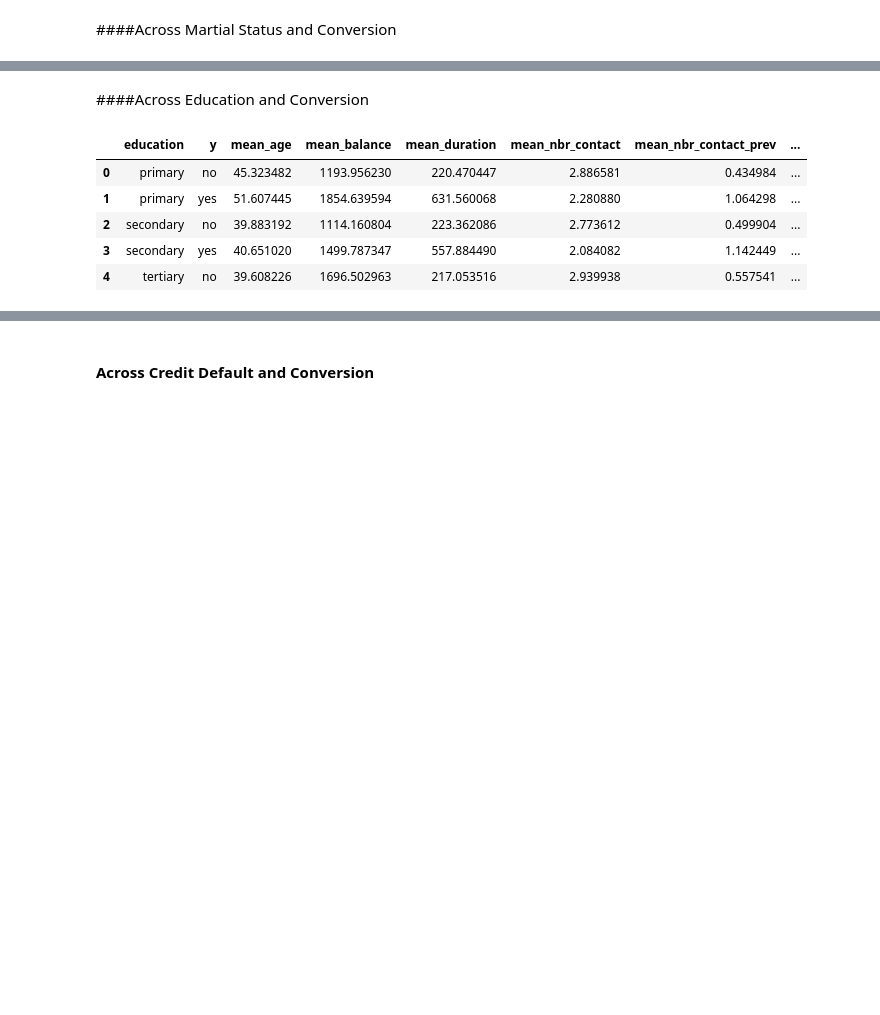
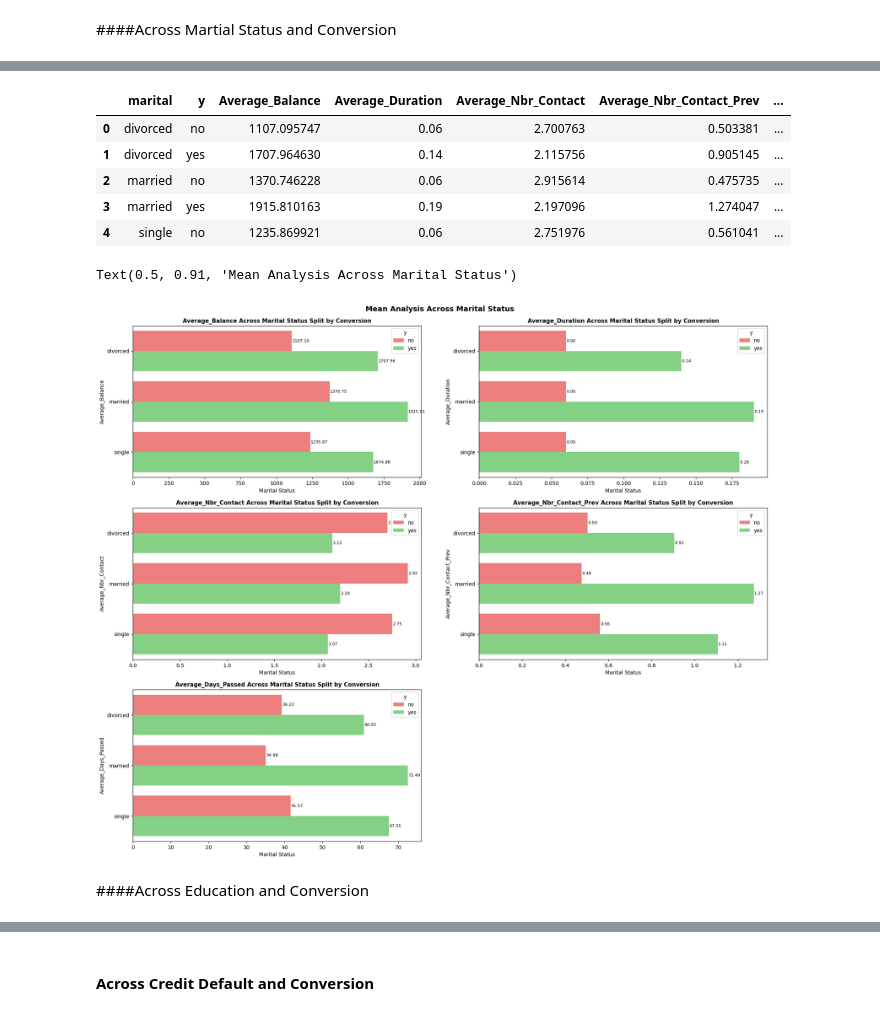
Before and after one commit to chayanbasu007/td_cross_sell_model, a Jupyter notebook: TD_Cross_Sell_Model.ipynb, the cells around one changed output, grey strips where cells are left out. Drawn from its saved outputs; the diff is of its cells as text; code cells hidden in the pictures; blank space fills up the shorter version.

```diff
--- a/TD_Cross_Sell_Model.ipynb
+++ b/TD_Cross_Sell_Model.ipynb
@@ -852,18 +821,42 @@ Text(0.5, 1.0, 'Average Days Across Marital Status Split by Conversion')
+# %%
+#Table
+marital_td_df = df.groupby(['marital','y']).agg(Average_Balance =('balance','mean'),
+                                  Average_Duration =('duration','mean'),
+                                  Average_Nbr_Contact =('campaign','mean'),
+                                  Average_Nbr_Contact_Prev =('previous','mean'),
+                                  Average_Days_Passed =('pdays','mean'),
+                                  ).reset_index()
+marital_td_df['Average_Duration']= (job_td_df['Average_Duration']/60).round(2)
+display(marital_td_df.head())
+
+
+#Figure
+fig,axes = plt.subplots(3,2,figsize =(22,18))
+axes = axes.flatten()
+k = 0
+
+for i in job_numeric:
+  sns.barplot(data = marital_td_df, y='marital', x=i, hue='y', errorbar=None, palette = custom_palette, ax = axes[k])
+  for container in axes[k].containers:
+        axes[k].bar_label(container, fmt='%0.2f', label_type='edge', padding=1, fontsize =8)
+  axes[k].set_xlabel('Marital Status')
+  axes[k].set_ylabel(f'{i}')
+  axes[k].set_title(f'{i} Across Marital Status Split by Conversion', fontweight ='bold', fontsize = 11)
+
+  k+=1
+
+axes[5].axis('off')
+#plt.legend(loc = 'upper right',bbox_to_anchor=(1,1))
+plt.suptitle('Mean Analysis Across Marital Status Split by Conversion',fontweight ='bold',
+             fontsize =14,y=0.91, x=0.5,ha ='center', va ='top')
+# %% [output]
+|  | marital | y | Average_Balance | Average_Duration | Average_Nbr_Contact | Average_Nbr_Contact_Prev | ... |
+| 0 | divorced | no | 1107.095747 | 0.06 | 2.700763 | 0.503381 | ... |
+| 1 | divorced | yes | 1707.964630 | 0.14 | 2.115756 | 0.905145 | ... |
+| 2 | married | no | 1370.746228 | 0.06 | 2.915614 | 0.475735 | ... |
+| 3 | married | yes | 1915.810163 | 0.19 | 2.197096 | 1.274047 | ... |
+| 4 | single | no | 1235.869921 | 0.06 | 2.751976 | 0.561041 | ... |
+Text(0.5, 0.91, 'Mean Analysis Across Marital Status')
+[figure, added]
 # %% [markdown]
 ####Across Education and Conversion
-# %%
-education_td_df = df.groupby(['education','y']).agg(mean_age =('age','mean'),
-                                  mean_balance =('balance','mean'),
-                                  mean_duration =('duration','mean'),
-                                  mean_nbr_contact =('campaign','mean'),
-                                  mean_nbr_contact_prev =('previous','mean'),
-                                  mean_pdays =('pdays','mean'),
-                                  ).reset_index()
-education_td_df.head()
-# %% [output]
-|  | education | y | mean_age | mean_balance | mean_duration | mean_nbr_contact | mean_nbr_contact_prev | ... |
-| 0 | primary | no | 45.323482 | 1193.956230 | 220.470447 | 2.886581 | 0.434984 | ... |
-| 1 | primary | yes | 51.607445 | 1854.639594 | 631.560068 | 2.280880 | 1.064298 | ... |
-| 2 | secondary | no | 39.883192 | 1114.160804 | 223.362086 | 2.773612 | 0.499904 | ... |
-| 3 | secondary | yes | 40.651020 | 1499.787347 | 557.884490 | 2.084082 | 1.142449 | ... |
-| 4 | tertiary | no | 39.608226 | 1696.502963 | 217.053516 | 2.939938 | 0.557541 | ... |
```
Also changed, not shown: parts of 26 cells of this notebook.
